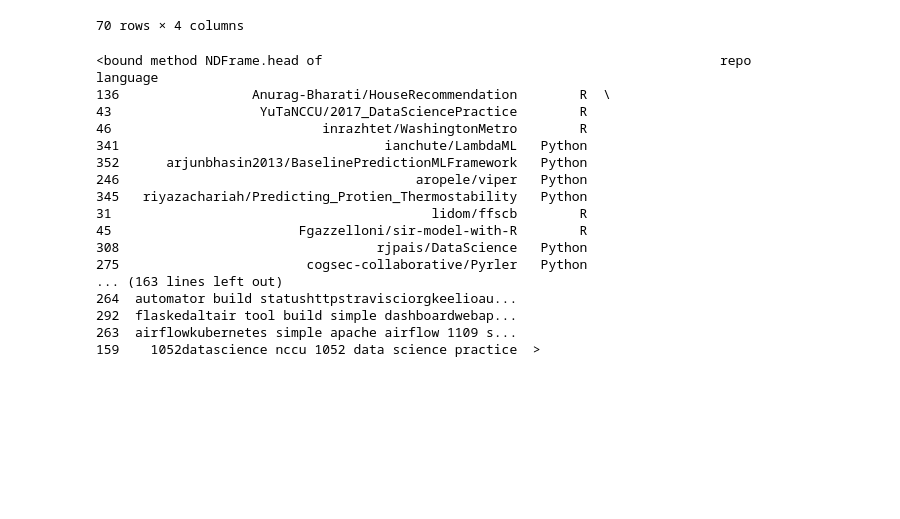
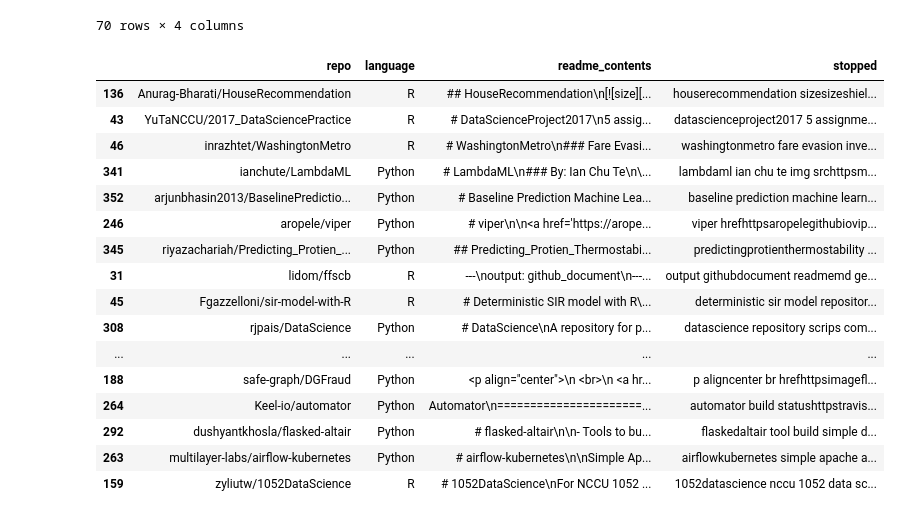
Before and after one commit to Cod-Up-Our-Data/github_language_processing, a Jupyter notebook: explore_g.ipynb, the cells around one changed output. Cells and saved outputs as stored; diff of their text form; code cells hidden in the pictures; blank space fills up the shorter version.

```diff
--- a/explore_g.ipynb
+++ b/explore_g.ipynb
@@ -72,22 +72,22 @@ validate
 | 289 | Karan-Malik/prepdata | Python | # PrepData\n[![pypiversion](https... | prepdata pypiversionhttpsimgshiel... |
 70 rows × 4 columns
 # %%
-test.head
+test
 # %% [output]
-<bound method NDFrame.head of                                                   repo language
-136                 Anurag-Bharati/HouseRecommendation        R  \
-43                   YuTaNCCU/2017_DataSciencePractice        R
-46                           inrazhtet/WashingtonMetro        R
-341                                  ianchute/LambdaML   Python
-352      arjunbhasin2013/BaselinePredictionMLFramework   Python
-246                                      aropele/viper   Python
-345   riyazachariah/Predicting_Protien_Thermostability   Python
-31                                         lidom/ffscb        R
-45                        Fgazzelloni/sir-model-with-R        R
-308                                 rjpais/DataScience   Python
-275                        cogsec-collaborative/Pyrler   Python
-... (163 lines left out)
-264  automator build statushttpstravisciorgkeelioau...
-292  flaskedaltair tool build simple dashboardwebap...
-263  airflowkubernetes simple apache airflow 1109 s...
-159    1052datascience nccu 1052 data science practice  >
+|  | repo | language | readme_contents | stopped |
+| 136 | Anurag-Bharati/HouseRecommendation | R | ## HouseRecommendation\n[![size][... | houserecommendation sizesizeshiel... |
+| 43 | YuTaNCCU/2017_DataSciencePractice | R | # DataScienceProject2017\n5 assig... | datascienceproject2017 5 assignme... |
+| 46 | inrazhtet/WashingtonMetro | R | # WashingtonMetro\n### Fare Evasi... | washingtonmetro fare evasion inve... |
+| 341 | ianchute/LambdaML | Python | # LambdaML\n### By: Ian Chu Te\n\... | lambdaml ian chu te img srchttpsm... |
+| 352 | arjunbhasin2013/BaselinePredictio... | Python | # Baseline Prediction Machine Lea... | baseline prediction machine learn... |
+| 246 | aropele/viper | Python | # viper\n\n<a href='https://arope... | viper hrefhttpsaropelegithubiovip... |
+| 345 | riyazachariah/Predicting_Protien_... | Python | ## Predicting_Protien_Thermostabi... | predictingprotienthermostability ... |
+| 31 | lidom/ffscb | R | ---\noutput: github_document\n---... | output githubdocument readmemd ge... |
+| 45 | Fgazzelloni/sir-model-with-R | R | # Deterministic SIR model with R\... | deterministic sir model repositor... |
+| 308 | rjpais/DataScience | Python | # DataScience\nA repository for p... | datascience repository scrips com... |
+| ... | ... | ... | ... | ... |
+| 188 | safe-graph/DGFraud | Python | <p align="center">\n <br>\n <a hr... | p aligncenter br hrefhttpsimagefl... |
+| 264 | Keel-io/automator | Python | Automator\n======================... | automator build statushttpstravis... |
+| 292 | dushyantkhosla/flasked-altair | Python | # flasked-altair\n\n- Tools to bu... | flaskedaltair tool build simple d... |
+| 263 | multilayer-labs/airflow-kubernetes | Python | # airflow-kubernetes\n\nSimple Ap... | airflowkubernetes simple apache a... |
+| 159 | zyliutw/1052DataScience | R | # 1052DataScience\nFor NCCU 1052 ... | 1052datascience nccu 1052 data sc... |
```
Also changed, not shown: 1 other file.
